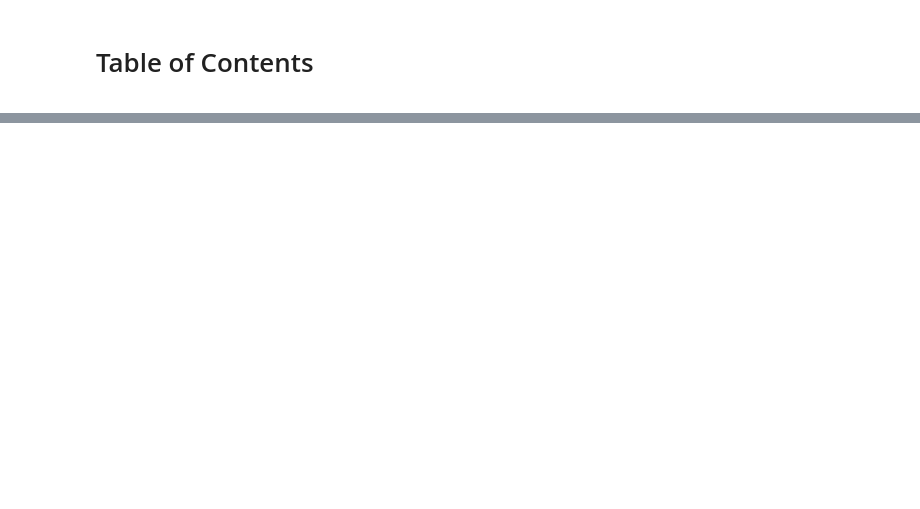
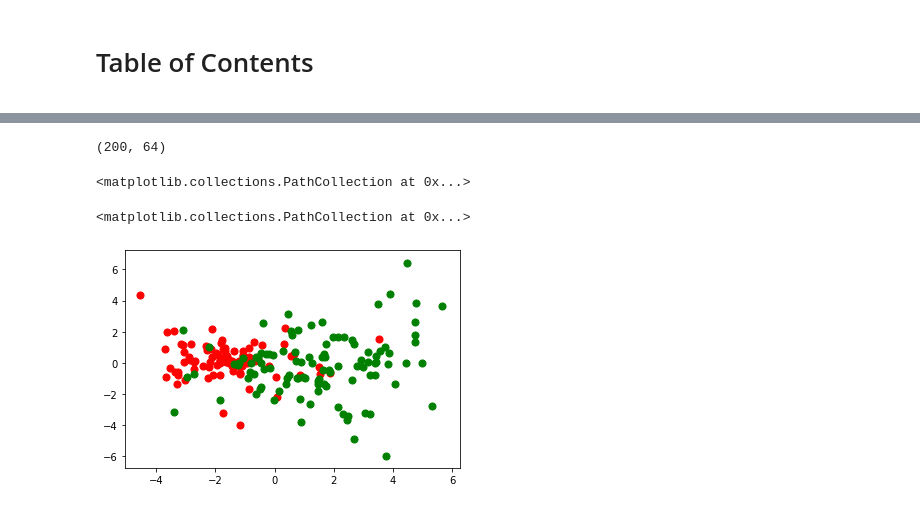
Before and after one commit to timpostuvan/link-prediction-facebook100, a Jupyter notebook: Feature Analysis.ipynb, the cells around one changed output, grey strips where cells are left out. Cells and saved outputs as stored; diff of their text form; code cells hidden in the pictures; blank space fills up the shorter version.

```diff
--- a/Feature Analysis.ipynb
+++ b/Feature Analysis.ipynb
@@ -403,0 +30,11 @@ test_data.to_csv('node2vec_test.csv.gz', compression='gzip',index=False,sep='\t'
+# %%
+path = './data/'
+emb_data = pd.read_csv('./data/node2vec_v2_train.csv.gz',compression = 'gzip',sep='\t')
+emb_data= emb_data.drop(columns=['Unnamed: 0'])
+emb_data.head()
+cols = ["is_dorm","is_year","year_diff", "from_high_school",
+            "to_high_school", "from_major", "to_major", "is_faculty",
+            "is_gender",'label']
+emb_data = emb_data.sample(n=200)
+X =  emb_data.drop(columns=cols).values
+y = emb_data['label'].values
@@ -403,0 +49,24 @@ test_data.to_csv('node2vec_test.csv.gz', compression='gzip',index=False,sep='\t'
+# %%
+X = StandardScaler().fit_transform(X)
+X.shape
+# %% [output]
+(200, 64)
+# %%
+pca = PCA(n_components=2)
+principalComponents = pca.fit_transform(X)
+principalDf = pd.DataFrame(
+    data=principalComponents,
+    columns=['principal component 1', 'principal component 2'])
+finalDf = pd.concat([principalDf, pd.Series(emb_data['label'].values)], axis = 1,ignore_index=True)
+# %%
+colors = ['r', 'g']
+for i, color in enumerate(colors):
+    indicesToKeep = finalDf[2] == i
+    plt.scatter(finalDf.loc[indicesToKeep, 0],
+               finalDf.loc[indicesToKeep, 1],
+               c=color,
+               s=50)
+# %% [output]
+<matplotlib.collections.PathCollection at 0x...>
+<matplotlib.collections.PathCollection at 0x...>
+[figure, added]
```
Also changed, not shown: parts of 38 cells of this notebook, 27 other files.
